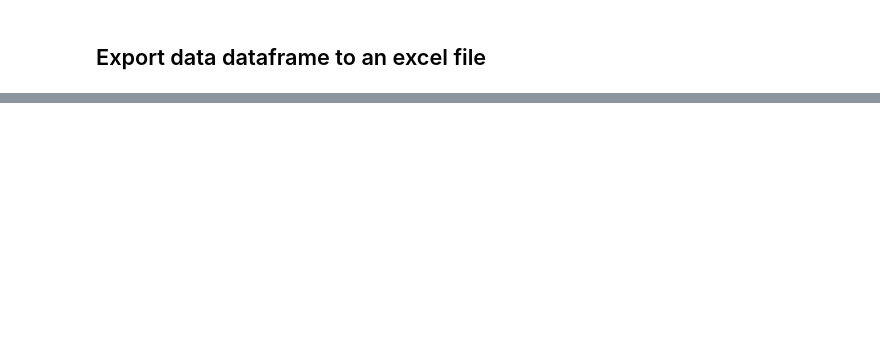
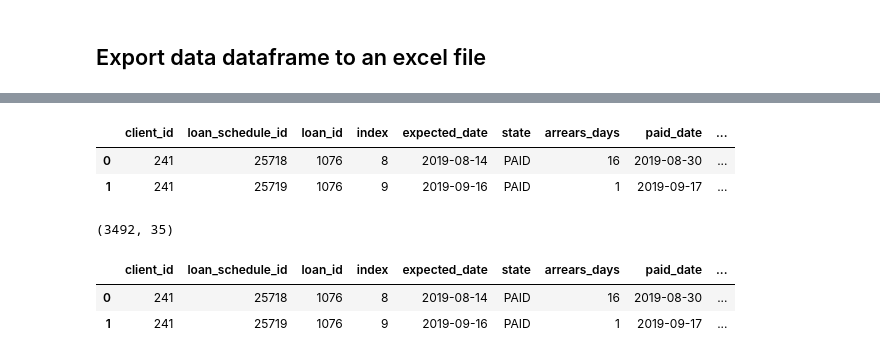
Before and after one commit to cbarros7/capstone_project_holberton, a Jupyter notebook: cleaning_data.ipynb, the cells around one changed output, grey strips where cells are left out. Drawn from its saved outputs; the diff is of its cells as text; code cells hidden in the pictures; blank space fills up the shorter version.

```diff
--- a/cleaning_data.ipynb
+++ b/cleaning_data.ipynb
@@ -87,0 +133,3 @@ data.to_excel('output.xlsx')
+# %%
+cat_data = cat_data.sort_values(by='ID Cliente', ascending=True)
+cat_data.head(2)
@@ -87,0 +141,25 @@ data.to_excel('output.xlsx')
+# %%
+rep_columns = ['Procesos judiciales', 'Alertas', 'Website empresa',
+               'Instagram empresa', 'LinkedIn empresa',
+               'LinkedIn empresarios', 'Impacto', 'Acceso previso a la banca',
+               'Mujeres empresarias']
+
+cat_data[rep_columns] = cat_data[rep_columns].replace({'No procesos judiciales':'No',
+                                                           'Sí procesos judiciales':'Si',
+                                                           'No Alertas':'No',
+                                                           'Sí Alertas': 'Si',
+                                                           'No website':'No',
+                                                           'Si website':'Si',
+                                                           'No Ig':'No',
+                                                           'Si Ig':'Si',
+                                                           'No LinkedIn':'No',
+                                                           'Si LinkedIn':'Si',
+                                                           'No LinkedIn empresarios':'No',
+                                                           'Si LinkedIn empresarios':'Si',
+                                                           'Si Impacto':'Si',
+                                                           'No Impacto':'No',
+                                                           'Si acceso a la banca':'Si',
+                                                           'No acceso a la banca':'No',
+                                                           'No mujeres empresarias':'No',
+                                                           'Si mujeres empresarias':'Si'})
+cat_data.head(2)
@@ -87,0 +171,12 @@ data.to_excel('output.xlsx')
+# %%
+clean_data = pd.DataFrame()
+clean_data = data.merge(cat_data, left_on='client_id', right_on='ID Cliente')
+clean_data.head(2)
+# %% [output]
+|  | client_id | loan_schedule_id | loan_id | index | expected_date | state | arrears_days | paid_date | ... |
+| 0 | 241 | 25718 | 1076 | 8 | 2019-08-14 | PAID | 16 | 2019-08-30 | ... |
+| 1 | 241 | 25719 | 1076 | 9 | 2019-09-16 | PAID | 1 | 2019-09-17 | ... |
+# %%
+clean_data.shape
+# %% [output]
+(3492, 35)
@@ -87,0 +194,6 @@ data.to_excel('output.xlsx')
+# %%
+clean_data.head(2)
+# %% [output]
+|  | client_id | loan_schedule_id | loan_id | index | expected_date | state | arrears_days | paid_date | ... |
+| 0 | 241 | 25718 | 1076 | 8 | 2019-08-14 | PAID | 16 | 2019-08-30 | ... |
+| 1 | 241 | 25719 | 1076 | 9 | 2019-09-16 | PAID | 1 | 2019-09-17 | ... |
```
Also changed, not shown: parts of 12 cells of this notebook.
